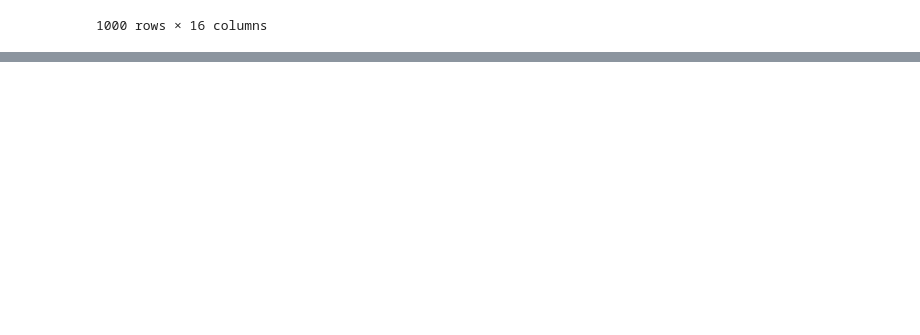
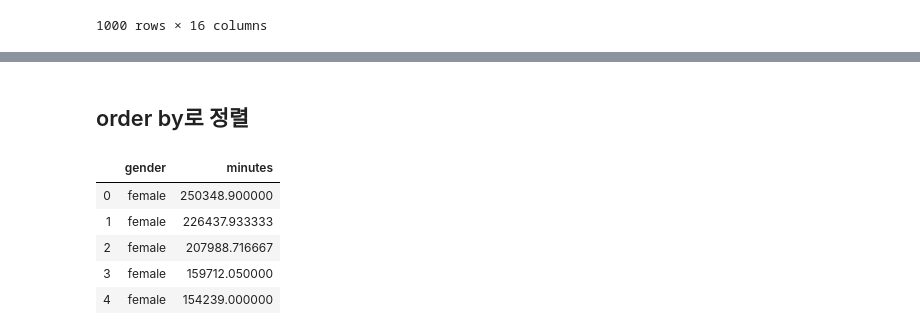
Before and after one commit to jeonprize/SQL, a Jupyter notebook: 1. 쿼리 필수 요소.ipynb, the cells around one changed output, grey strips where cells are left out. Cells and saved outputs as stored; diff of their text form; code cells hidden in the pictures; blank space fills up the shorter version.

```diff
--- a/1. 쿼리 필수 요소.ipynb
+++ b/1. 쿼리 필수 요소.ipynb
@@ -153,0 +173,20 @@ df
+# %% [markdown]
+## order by로 정렬
+# %%
+query='''
+SELECT gender, tripduration / 60 AS minutes
+FROM `bigquery-public-data.new_york_citibike.citibike_trips`
+WHERE gender='female'
+ORDER BY minutes DESC
+LIMIT 5
+'''
+
+df = pd.read_gbq(query=query, dialect='standard',project_id='project-bigquery-319110',auth_local_webserver=True)
+df
+# %% [output]
+|  | gender | minutes |
+| 0 | female | 250348.900000 |
+| 1 | female | 226437.933333 |
+| 2 | female | 207988.716667 |
+| 3 | female | 159712.050000 |
+| 4 | female | 154239.000000 |
```
Also changed, not shown: parts of 1 cell of this notebook.
